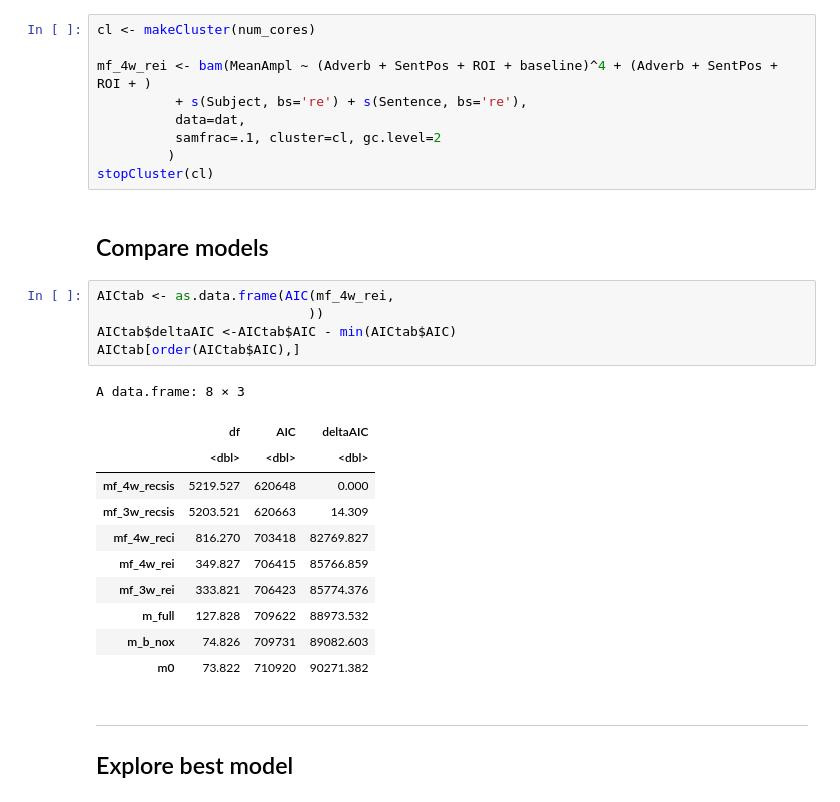
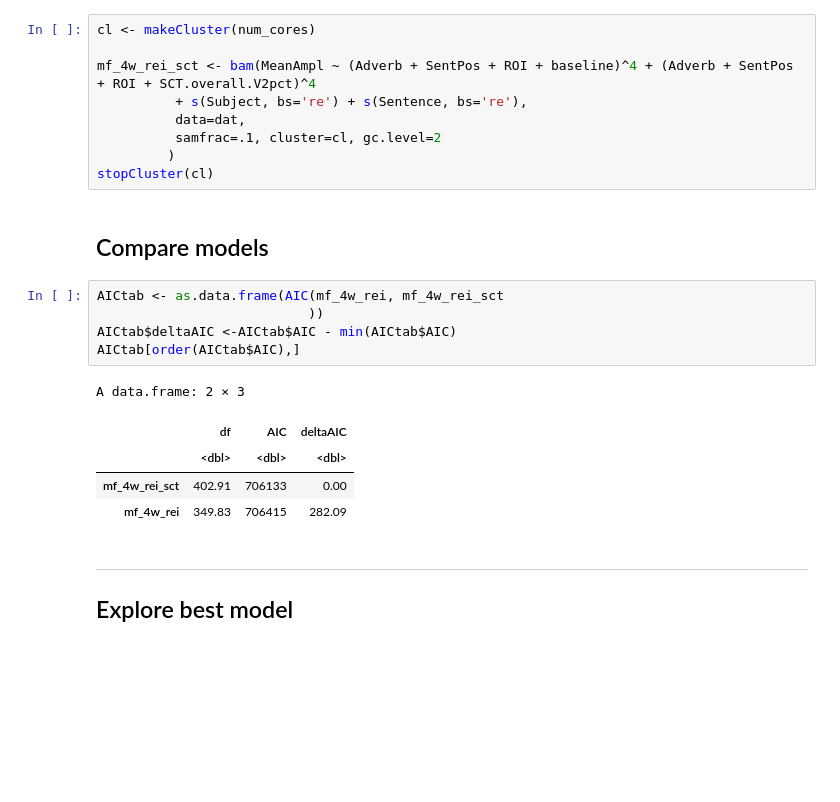
Before and after one commit to aaronjnewman/SWOP, a Jupyter notebook: scripts/SWOP 5b - R stats 300-500 behav corr.ipynb, the cells around one changed output. Drawn from its saved outputs; the diff is of its cells as text; blank space fills up the shorter version.

```diff
--- a/scripts/SWOP 5b - R stats 300-500 behav corr.ipynb
+++ b/scripts/SWOP 5b - R stats 300-500 behav corr.ipynb
@@ -281,7 +273,7 @@ stopCluster(cl)
 # %%
 cl <- makeCluster(num_cores)
 
-mf_4w_rei <- bam(MeanAmpl ~ (Adverb + SentPos + ROI + baseline)^4 + (Adverb + SentPos + ROI + )
+mf_4w_rei_sct <- bam(MeanAmpl ~ (Adverb + SentPos + ROI + baseline)^4 + (Adverb + SentPos + ROI + SCT.overall.V2pct)^4
           + s(Subject, bs='re') + s(Sentence, bs='re'),
           data=dat,
           samfrac=.1, cluster=cl, gc.level=2
@@ -290,22 +282,16 @@ stopCluster(cl)
 # %% [markdown]
 ## Compare models
 # %%
-AICtab <- as.data.frame(AIC(mf_4w_rei,
+AICtab <- as.data.frame(AIC(mf_4w_rei, mf_4w_rei_sct
                            ))
 AICtab$deltaAIC <-AICtab$AIC - min(AICtab$AIC)
 AICtab[order(AICtab$AIC),]
 # %% [output]
-A data.frame: 8 × 3
+A data.frame: 2 × 3
 |  | df | AIC | deltaAIC |
 |  | <dbl> | <dbl> | <dbl> |
-| mf_4w_recsis | 5219.527 | 620648 | 0.000 |
-| mf_3w_recsis | 5203.521 | 620663 | 14.309 |
-| mf_4w_reci | 816.270 | 703418 | 82769.827 |
-| mf_4w_rei | 349.827 | 706415 | 85766.859 |
-| mf_3w_rei | 333.821 | 706423 | 85774.376 |
-| m_full | 127.828 | 709622 | 88973.532 |
-| m_b_nox | 74.826 | 709731 | 89082.603 |
-| m0 | 73.822 | 710920 | 90271.382 |
+| mf_4w_rei_sct | 402.91 | 706133 | 0.00 |
+| mf_4w_rei | 349.83 | 706415 | 282.09 |
 # %% [markdown]
 ---
 ## Explore best model
```
Also changed, not shown: parts of 22 cells of this notebook, 32 other files.
